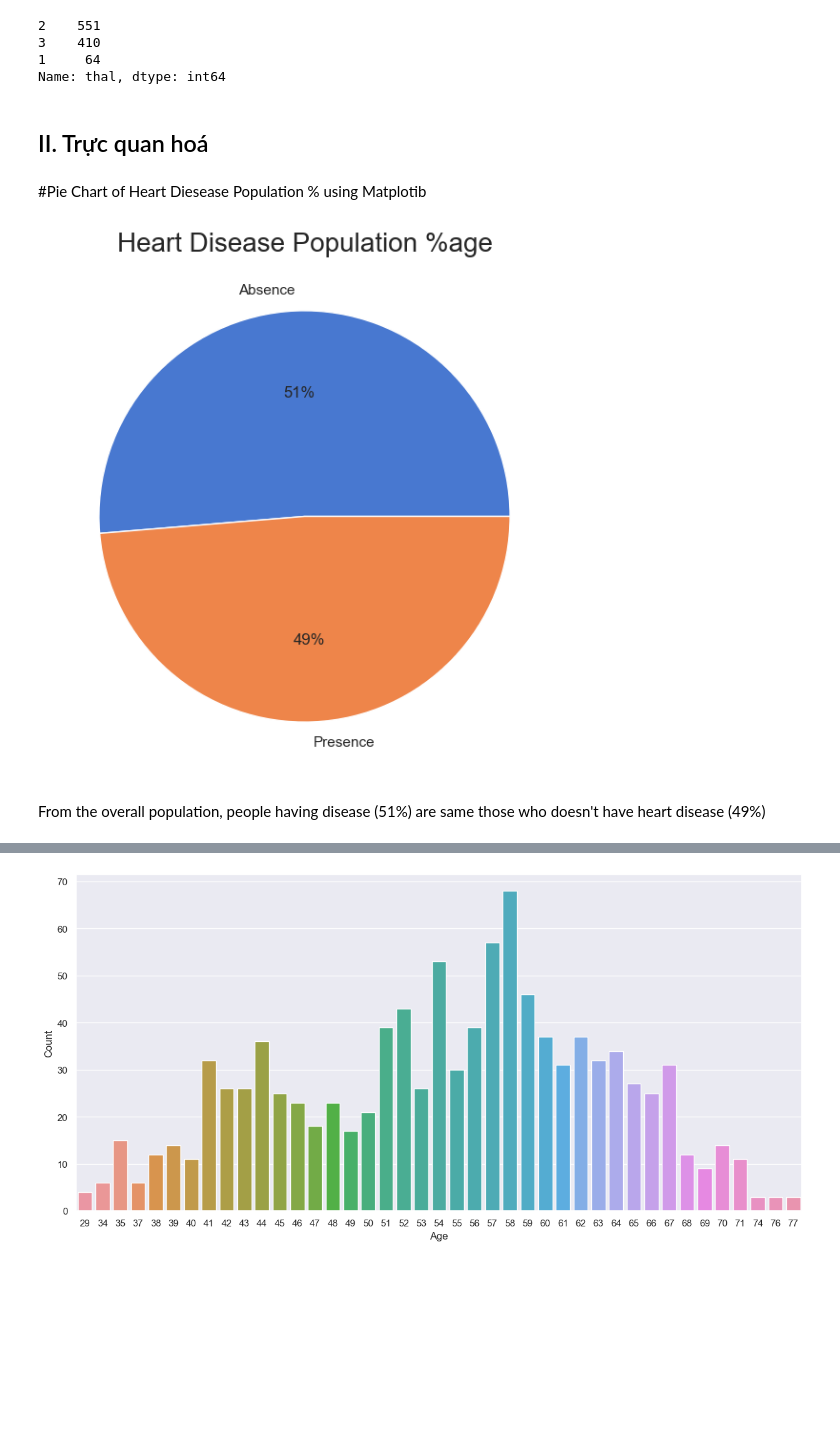
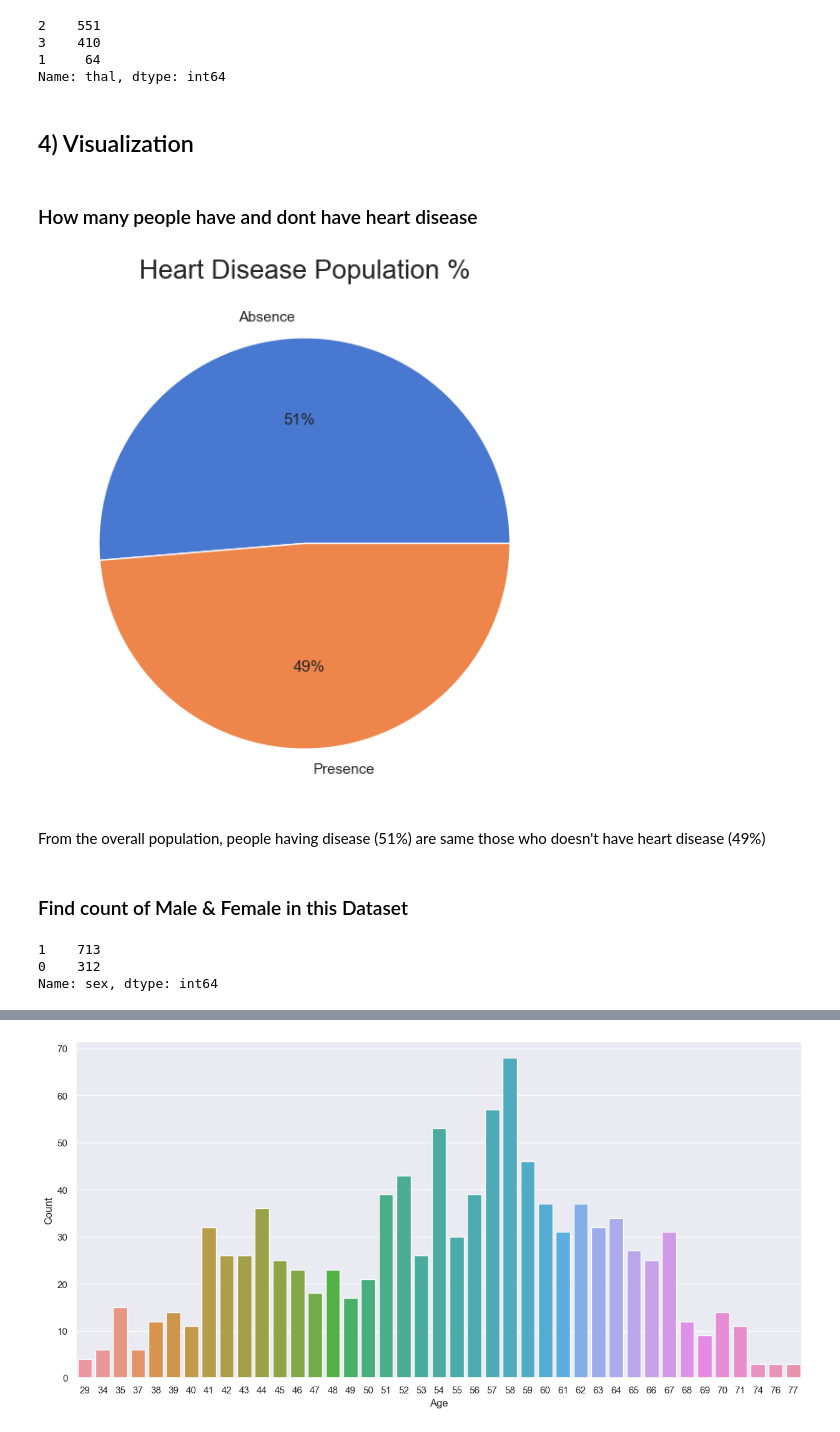
Before and after one commit to Suerima/Analysis-Heart-Disease, a Jupyter notebook: main.ipynb, the cells around one changed output, grey strips where cells are left out. Saved outputs shown, nothing was run; the diff lists cells and outputs as text; code cells hidden in the pictures; blank space fills up the shorter version.

```diff
--- a/main.ipynb
+++ b/main.ipynb
@@ -117,2 +140,0 @@ Name: target, dtype: int64
-# %%
-data['target'] = data['target'].replace({0: 'Presence', 1: 'Absence'})
@@ -187,16 +191,24 @@ data['thal'].value_counts()
 3    410
 1     64
 Name: thal, dtype: int64
-# %% [markdown]
-## II. Trực quan hoá
-# %% [markdown]
-#Pie Chart of Heart Diesease Population % using Matplotib
+# %% [markdown]
+## 4) Visualization
+# %% [markdown]
+### How many people have and dont have heart disease
 # %%
 plt.figure(figsize=(10,7))
-plt.pie(hd, labels=['Absence', 'Presence'], autopct='%0.0f%%')
-plt.title('Heart Disease Population %age', fontsize=20)
+plt.pie(data['target'].value_counts(), labels=['Absence', 'Presence'], autopct='%0.0f%%')
+plt.title('Heart Disease Population %', fontsize=20)
 plt.show()
 # %% [output]
-[figure, old version]
+[figure, new version]
 # %% [markdown]
 From the overall population, people having disease (51%) are same those who doesn't have heart disease (49%)
+# %% [markdown]
+### Find count of Male & Female in this Dataset
+# %%
+data['sex'].value_counts()
+# %% [output]
+1    713
+0    312
+Name: sex, dtype: int64
```
Also changed, not shown: parts of 115 cells of this notebook, 6 other files.
